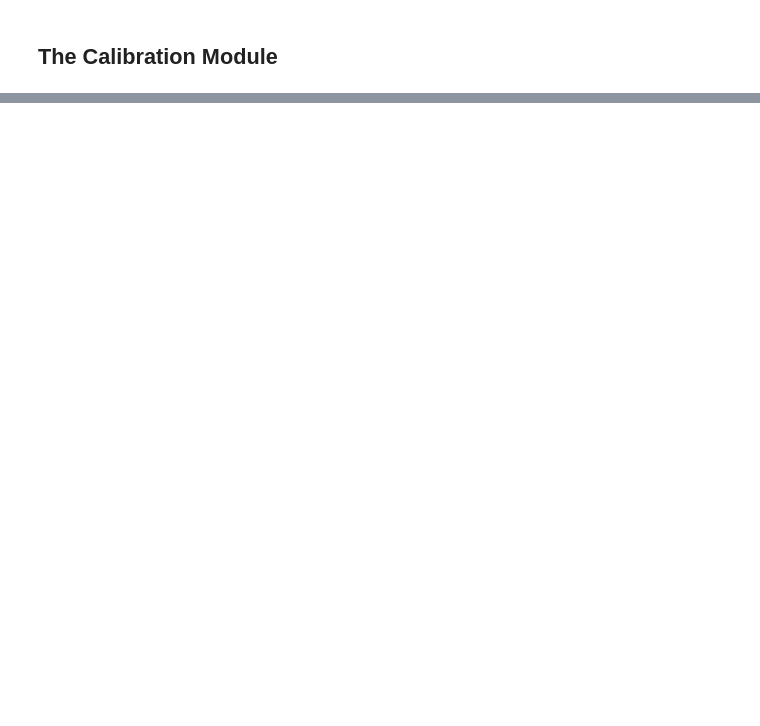
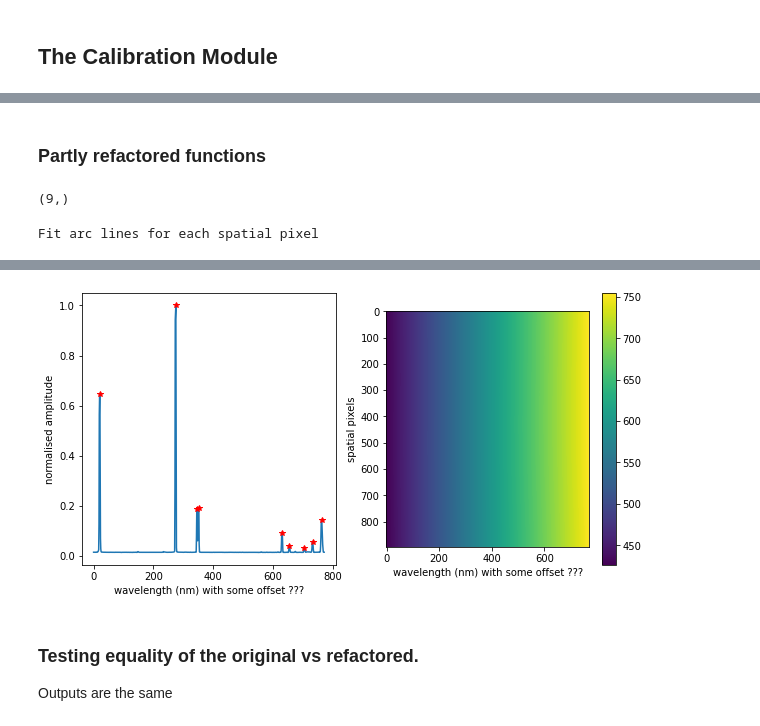
Before and after one commit to YiweiMao/openhsi, a Jupyter notebook: 00_calibrate.ipynb, the cells around one changed output, grey strips where cells are left out. Drawn from its saved outputs; the diff is of its cells as text; code cells hidden in the pictures; blank space fills up the shorter version.

```diff
--- a/00_calibrate.ipynb
+++ b/00_calibrate.ipynb
@@ -91 +108,6 @@ File has entries: ['#refs#', 'Species', 'wavelength']
 [figure]
+# %%
+A = np.array([[1,2,3,4],[5,6,7,8]])
+print(A)
+print(f'shape is {A.shape}')
+print(f'first row is {A[0,:]}')
@@ -229,0 +227,20 @@ if __name__ == "__main__":
+# %% [markdown]
+### Partly refactored functions
+# %%
+def linearise_wavelength(raw:np.ndarray, cal_file:h5py.File) -> np.ndarray:
+    """Linearise `raw` by wavelength ??? Defined but not used."""
+    with h5py.File('cal_files/wave_soln.hdf5','r') as f:
+        wavecal = f['wavecal']
+        newwave = f['newwave']
+
+        rows = wavecal.shape[0]; cols = newwave.shape[0]
+        interp_img = np.zeros((rows,cols))
+        print(f'interp_img has shape {interpimg.shape}')
+
+        for i in range(rows):
+            g = interpolate.interp1d( wavecal[i,:], raw[i,:] )
+            interp_img[i,:] = g(newwave)
+
+        return interp_img
+# %% [output]
+(9,)
@@ -229,0 +360,4 @@ if __name__ == "__main__":
+# %%
+result_new = fit_arc_lines2()
+# %% [output]
+Fit arc lines for each spatial pixel
@@ -229,0 +365,5 @@ if __name__ == "__main__":
+[figure, added]
+# %% [markdown]
+### Testing equality of the original vs refactored.
+
+Outputs are the same
```
Also changed, not shown: parts of 16 cells of this notebook, 18 other files.
